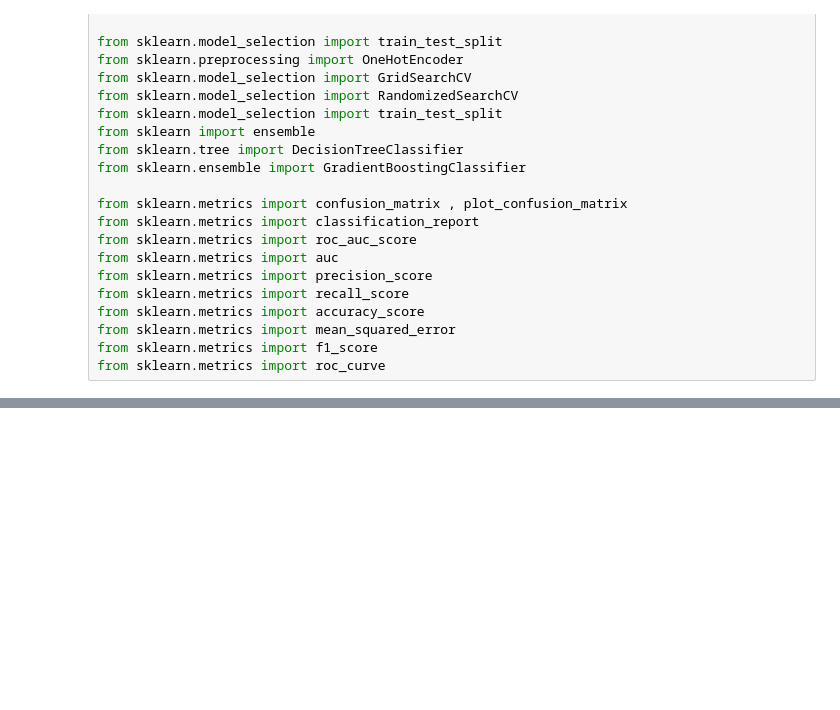
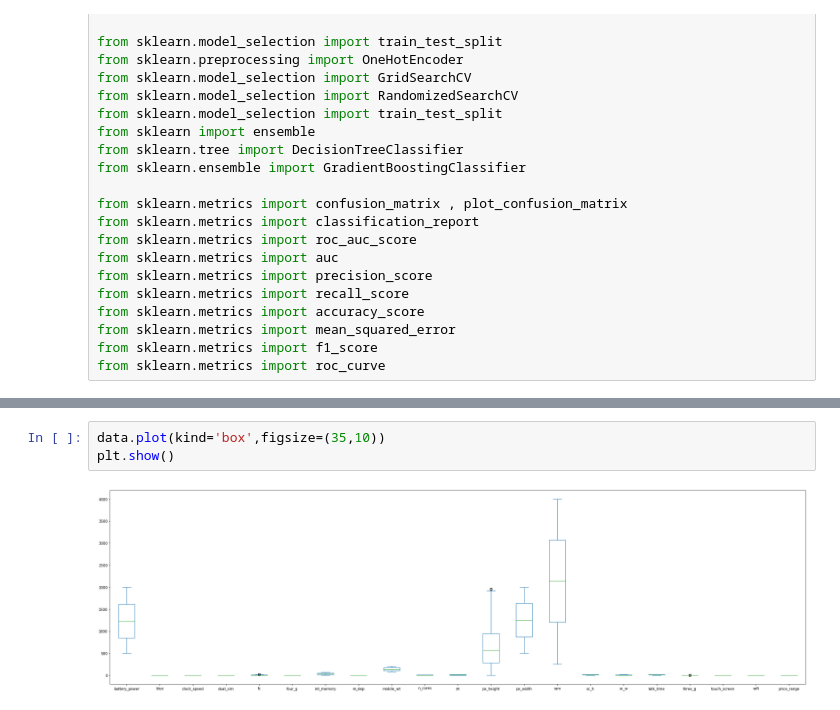
Before and after one commit to brahma102/Bike-Sharing-Demand-Prediction, a Jupyter notebook: Mobile_Price_Range_Prediction.ipynb, the cells around one changed output, grey strips where cells are left out. Drawn from its saved outputs; the diff is of its cells as text; blank space fills up the shorter version.

```diff
--- a/Mobile_Price_Range_Prediction.ipynb
+++ b/Mobile_Price_Range_Prediction.ipynb
@@ -63,0 +212,5 @@ from sklearn.metrics import roc_curve
+# %%
+data.plot(kind='box',figsize=(35,10))
+plt.show()
+# %% [output]
+[figure, added]
```
Also changed, not shown: parts of 20 cells of this notebook.
